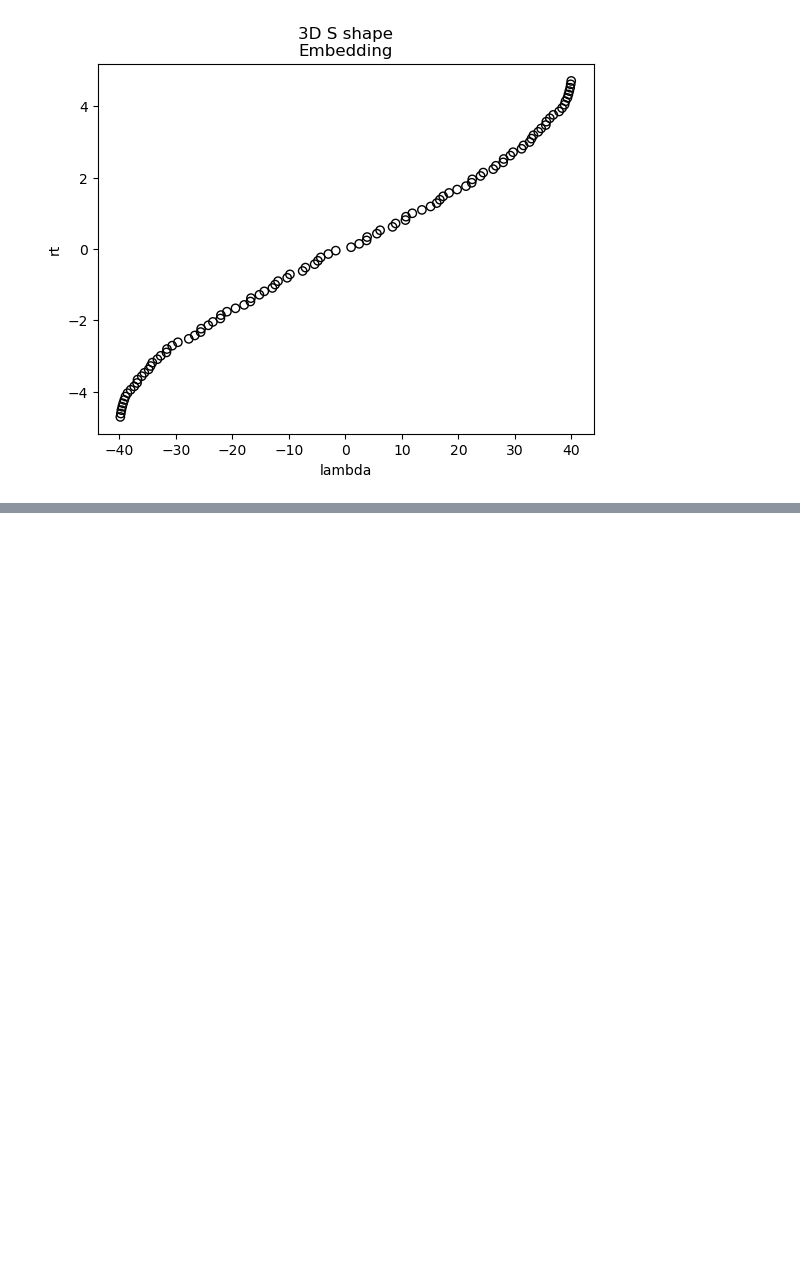
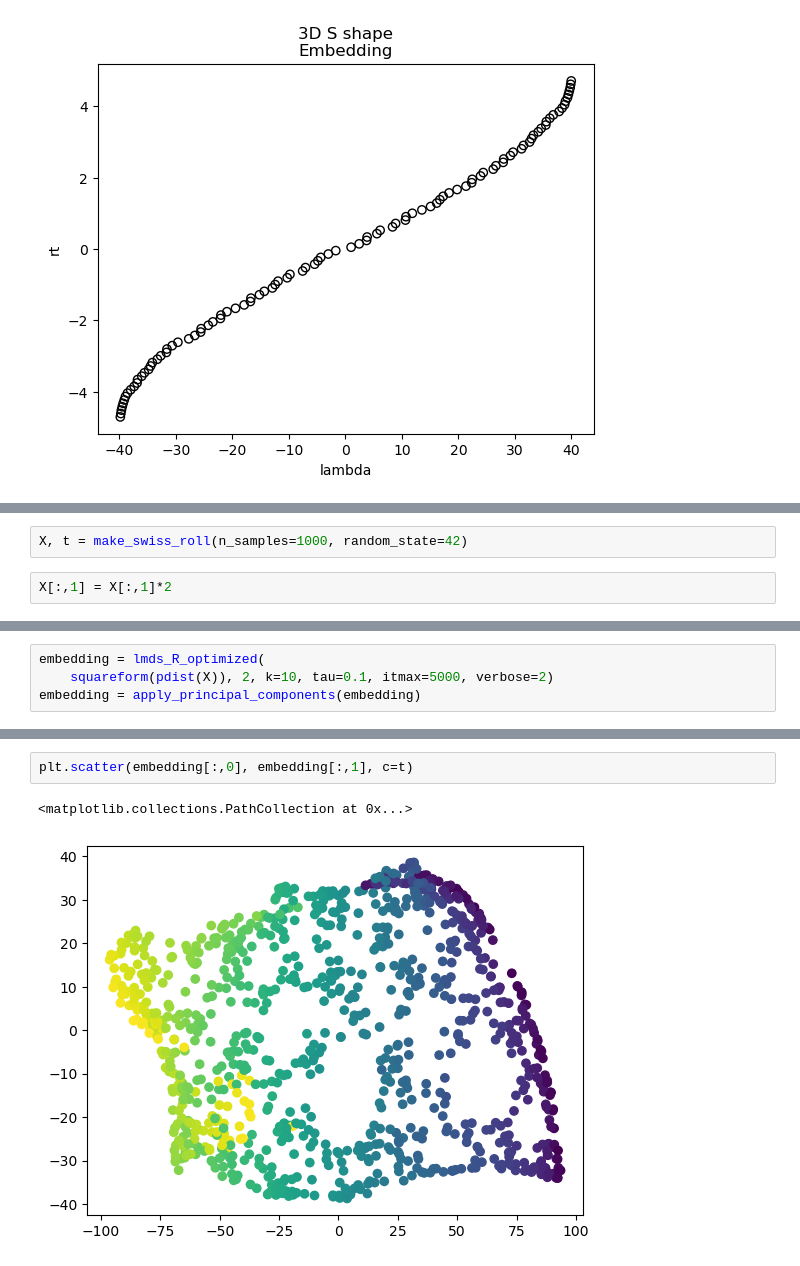
Before and after one commit to airdac/TFM_Adria, a Jupyter notebook: code/d_and_c/LMDS/LMDS_examples.ipynb, the cells around one changed output, grey strips where cells are left out. Saved outputs shown, nothing was run; the diff lists cells and outputs as text; blank space fills up the shorter version.

```diff
--- a/code/d_and_c/LMDS/LMDS_examples.ipynb
+++ b/code/d_and_c/LMDS/LMDS_examples.ipynb
@@ -117,0 +133,4 @@ plt.show()
+# %%
+X, t = make_swiss_roll(n_samples=1000, random_state=42)
+# %%
+X[:,1] = X[:,1]*2
@@ -117,0 +145,4 @@ plt.show()
+# %%
+embedding = lmds_R_optimized(
+    squareform(pdist(X)), 2, k=10, tau=0.1, itmax=5000, verbose=2)
+embedding = apply_principal_components(embedding)
@@ -117,0 +167,5 @@ plt.show()
+# %%
+plt.scatter(embedding[:,0], embedding[:,1], c=t)
+# %% [output]
+<matplotlib.collections.PathCollection at 0x...>
+[figure, added]
```
Also changed, not shown: parts of 25 cells of this notebook, 7 other files.
